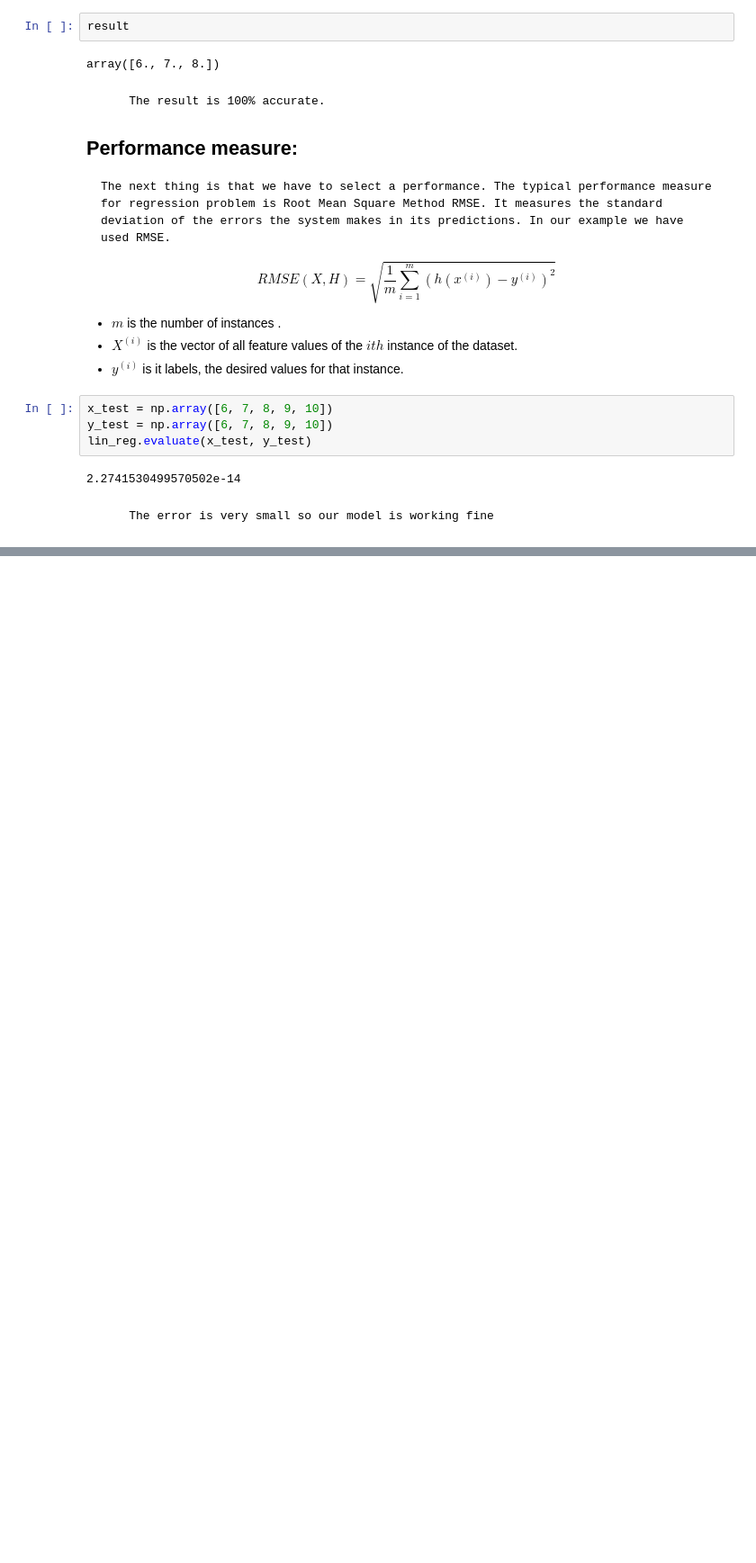
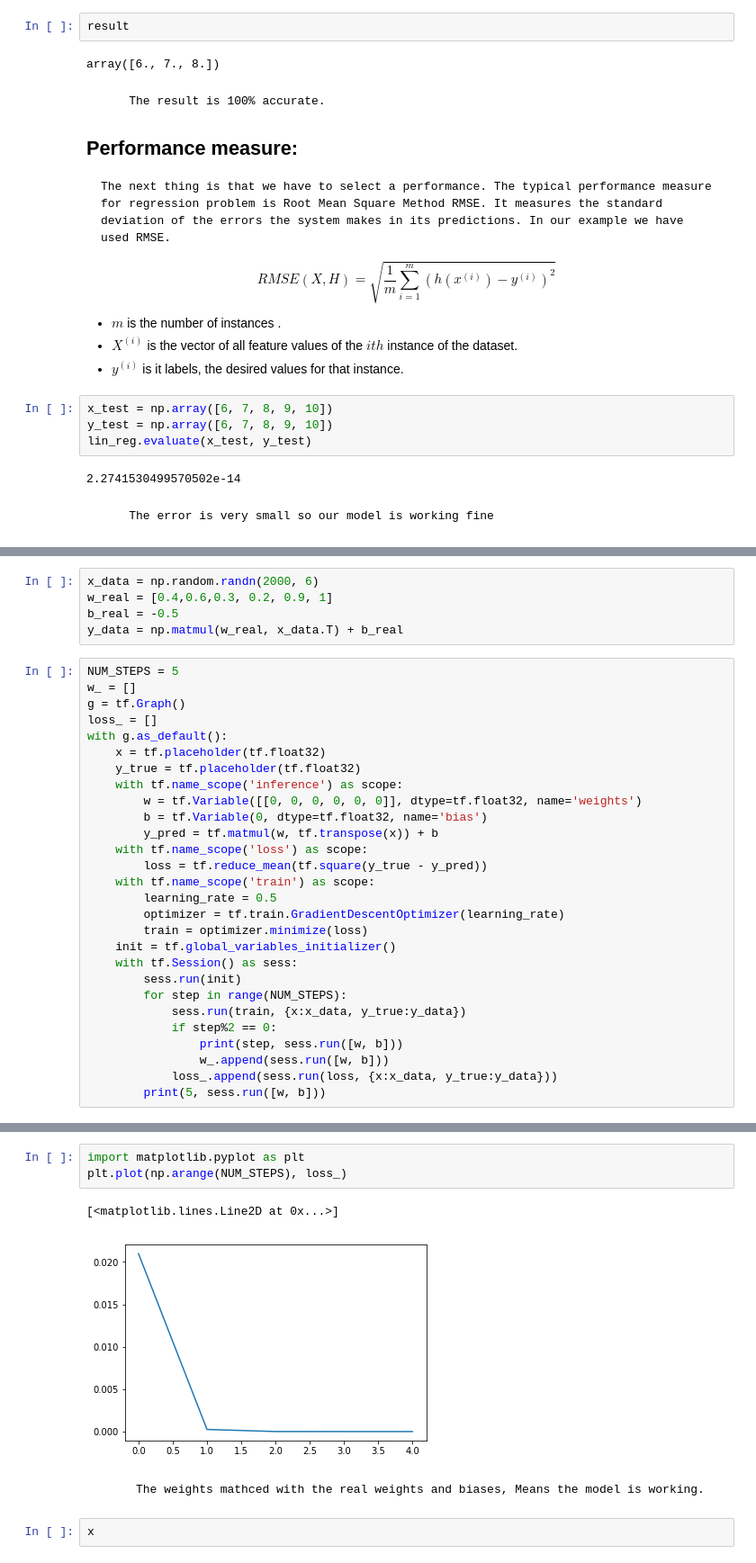
Before and after one commit to KhubaibKhan/Machine-learning, a Jupyter notebook: linear-regression.ipynb, the cells around one changed output, grey strips where cells are left out. Shown at 90% size. Saved outputs shown, nothing was run; the diff lists cells and outputs as text; blank space fills up the shorter version.

```diff
--- a/linear-regression.ipynb
+++ b/linear-regression.ipynb
@@ -288,0 +302,33 @@ lin_reg.evaluate(x_test, y_test)
+# %%
+x_data = np.random.randn(2000, 6)
+w_real = [0.4,0.6,0.3, 0.2, 0.9, 1]
+b_real = -0.5
+y_data = np.matmul(w_real, x_data.T) + b_real
+# %%
+NUM_STEPS = 5
+w_ = []
+g = tf.Graph()
+loss_ = []
+with g.as_default():
+    x = tf.placeholder(tf.float32)
+    y_true = tf.placeholder(tf.float32)
+    with tf.name_scope('inference') as scope:
+        w = tf.Variable([[0, 0, 0, 0, 0, 0]], dtype=tf.float32, name='weights')
+        b = tf.Variable(0, dtype=tf.float32, name='bias')
+        y_pred = tf.matmul(w, tf.transpose(x)) + b
+    with tf.name_scope('loss') as scope:
+        loss = tf.reduce_mean(tf.square(y_true - y_pred))
+    with tf.name_scope('train') as scope:
+        learning_rate = 0.5
+        optimizer = tf.train.GradientDescentOptimizer(learning_rate)
+        train = optimizer.minimize(loss)
+    init = tf.global_variables_initializer()
+    with tf.Session() as sess:
+        sess.run(init)
+        for step in range(NUM_STEPS):
+            sess.run(train, {x:x_data, y_true:y_data})
+            if step%2 == 0:
+                print(step, sess.run([w, b]))
+                w_.append(sess.run([w, b]))
+            loss_.append(sess.run(loss, {x:x_data, y_true:y_data}))
+        print(5, sess.run([w, b]))
@@ -288,0 +344,10 @@ lin_reg.evaluate(x_test, y_test)
+# %%
+import matplotlib.pyplot as plt
+plt.plot(np.arange(NUM_STEPS), loss_)
+# %% [output]
+[<matplotlib.lines.Line2D at 0x...>]
+[figure, added]
+# %% [markdown]
+         The weights mathced with the real weights and biases, Means the model is working.
+# %%
+x
```
Also changed, not shown: parts of 11 cells of this notebook.
